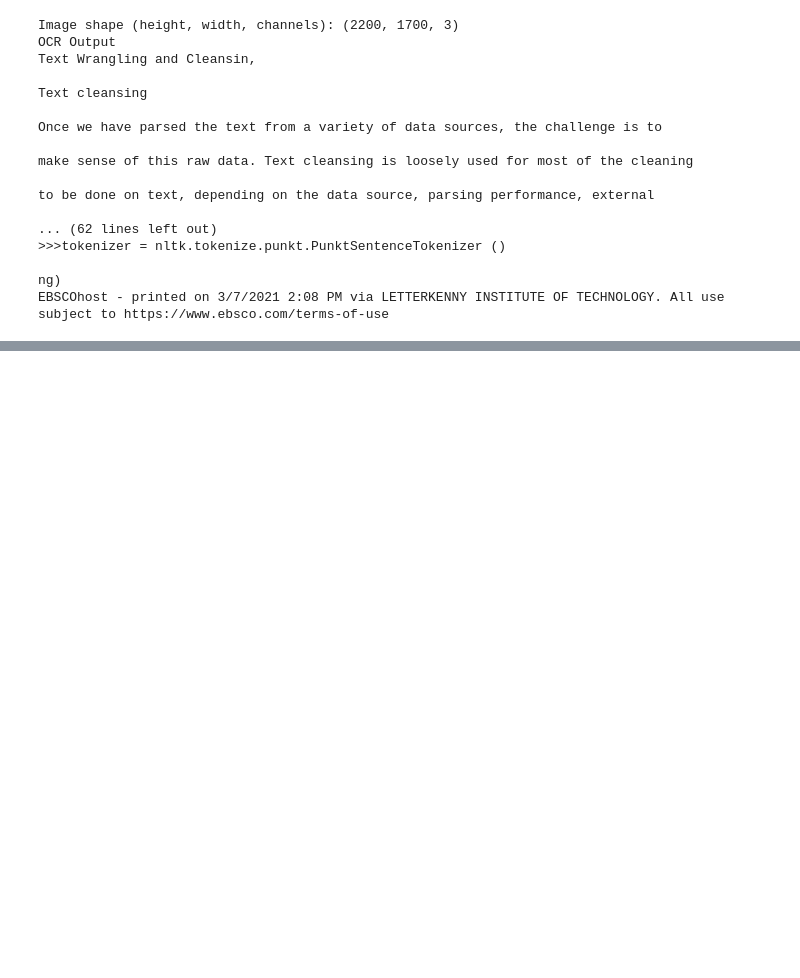
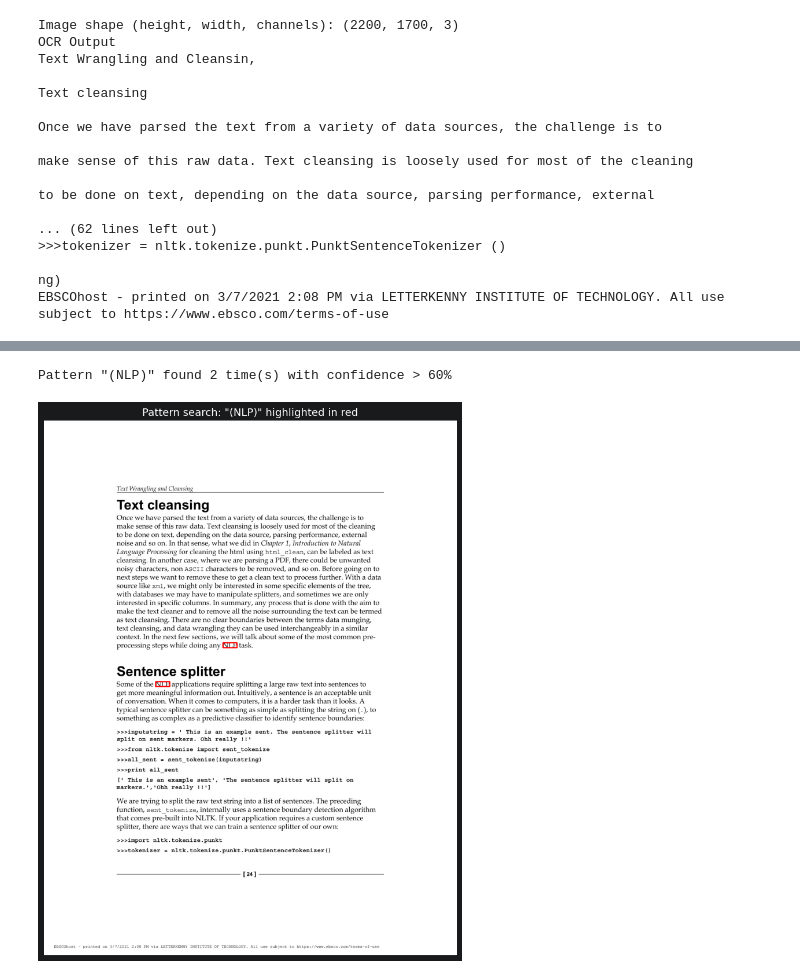
Before and after one commit to ATU-BDAAI/ca2-assignment-KonradMarcinPsiuk, a Jupyter notebook: CA2_Template.ipynb, the cells around one changed output, grey strips where cells are left out. Cells and saved outputs as stored; diff of their text form; code cells hidden in the pictures; blank space fills up the shorter version.

```diff
--- a/CA2_Template.ipynb
+++ b/CA2_Template.ipynb
@@ -89,0 +128,25 @@ EBSCOhost - printed on 3/7/2021 2:08 PM via LETTERKENNY INSTITUTE OF TECHNOLOGY.
+# %%
+img_search = cv2.imread('TextCleansing.jpg')
+
+search_term = r'(NLP)'
+
+n_boxes  = len(d['text'])
+matches  = 0
+
+for i in range(n_boxes):
+    if int(d['conf'][i]) > 60:
+        if re.match(search_term, d['text'][i]):
+            x, y, ww, hh = d['left'][i], d['top'][i], d['width'][i], d['height'][i]
+            img_search = cv2.rectangle(img_search, (x, y), (x + ww, y + hh), (0, 0, 255), 3)  # red
+            matches += 1
+
+print(f'Pattern "{search_term}" found {matches} time(s) with confidence > 60%')
+
+plt.figure(figsize=(16, 12))
+plt.imshow(cv2.cvtColor(img_search, cv2.COLOR_BGR2RGB))
+plt.axis('off')
+plt.title(f'Pattern search: "{search_term}" highlighted in red', fontsize=13)
+plt.show()
+# %% [output]
+Pattern "(NLP)" found 2 time(s) with confidence > 60%
+[figure, added]
```
Also changed, not shown: parts of 3 cells of this notebook.
